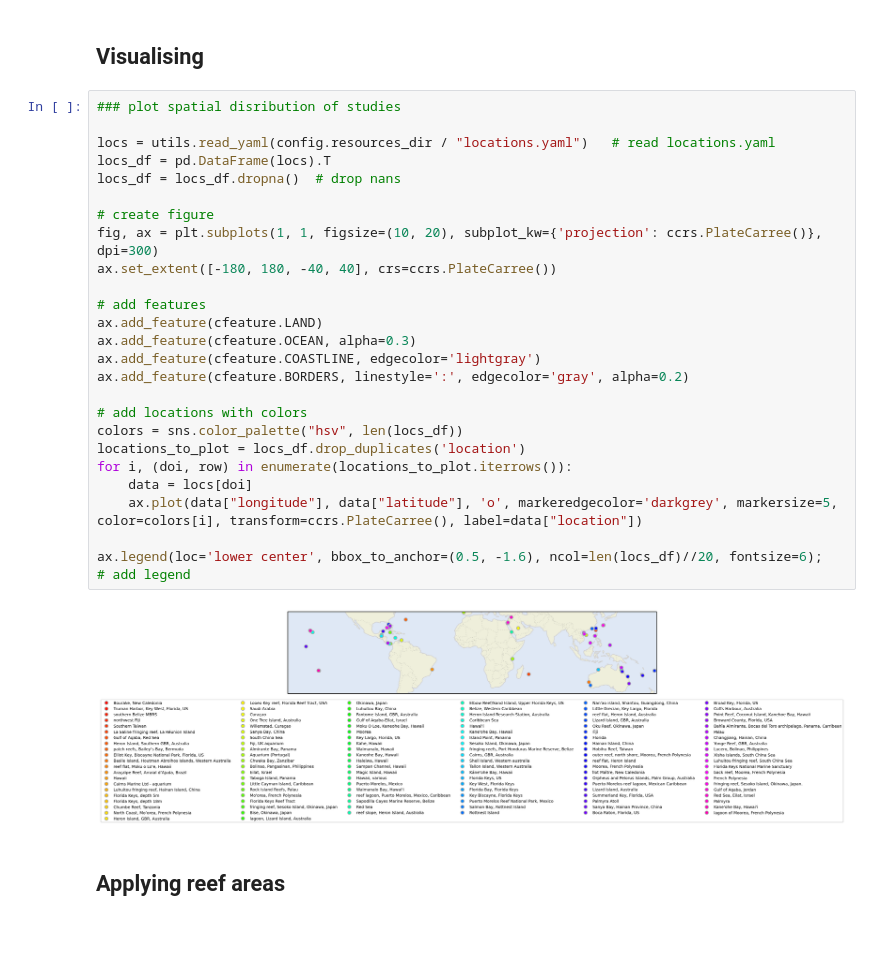
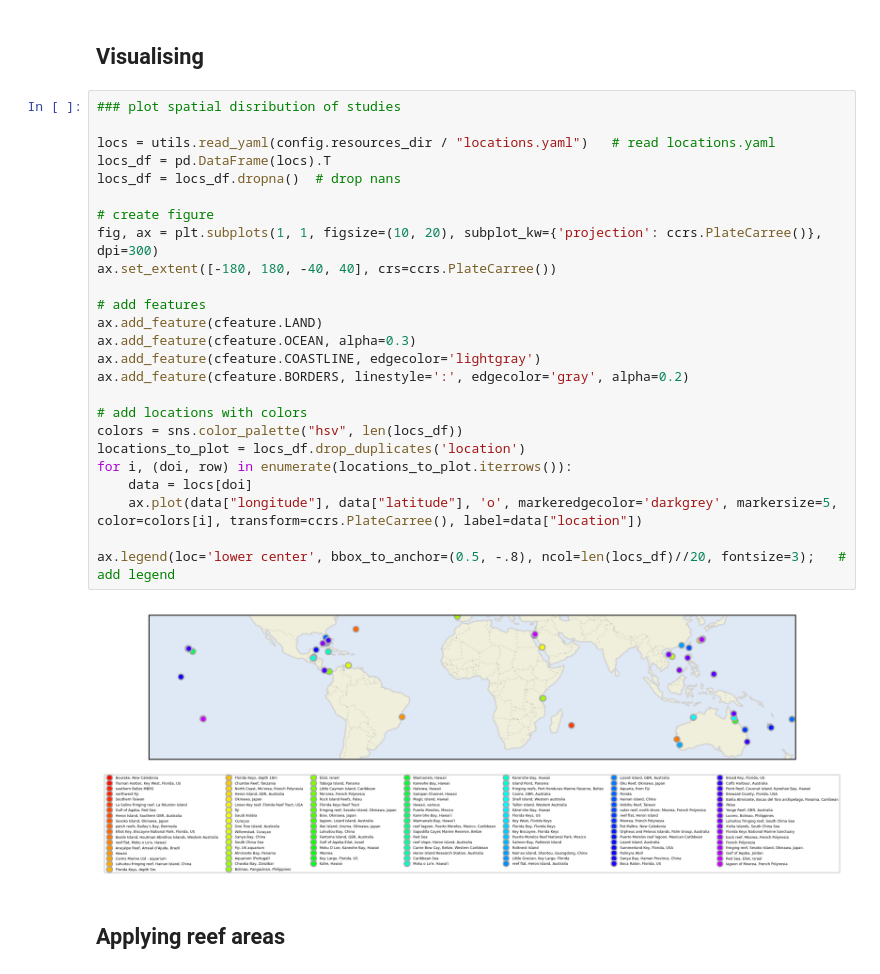
Before and after one commit to orlando-code/calc-rates, a Jupyter notebook: notebooks/locations.ipynb, the cells around one changed output. Drawn from its saved outputs; the diff is of its cells as text; blank space fills up the shorter version.

```diff
--- a/notebooks/locations.ipynb
+++ b/notebooks/locations.ipynb
@@ -204,30 +147,30 @@ Saved locations to /Users/rt582/Library/CloudStorage/OneDrive-UniversityofCambri
 # %%
 ### plot spatial disribution of studies
 
 locs = utils.read_yaml(config.resources_dir / "locations.yaml")   # read locations.yaml
 locs_df = pd.DataFrame(locs).T
 locs_df = locs_df.dropna()  # drop nans
 
 # create figure
 fig, ax = plt.subplots(1, 1, figsize=(10, 20), subplot_kw={'projection': ccrs.PlateCarree()}, dpi=300)
 ax.set_extent([-180, 180, -40, 40], crs=ccrs.PlateCarree())
 
 # add features
 ax.add_feature(cfeature.LAND)
 ax.add_feature(cfeature.OCEAN, alpha=0.3)
 ax.add_feature(cfeature.COASTLINE, edgecolor='lightgray')
 ax.add_feature(cfeature.BORDERS, linestyle=':', edgecolor='gray', alpha=0.2)
 
 # add locations with colors
 colors = sns.color_palette("hsv", len(locs_df))
 locations_to_plot = locs_df.drop_duplicates('location')
 for i, (doi, row) in enumerate(locations_to_plot.iterrows()):
     data = locs[doi]
     ax.plot(data["longitude"], data["latitude"], 'o', markeredgecolor='darkgrey', markersize=5, color=colors[i], transform=ccrs.PlateCarree(), label=data["location"])
 
-ax.legend(loc='lower center', bbox_to_anchor=(0.5, -1.6), ncol=len(locs_df)//20, fontsize=6);   # add legend
+ax.legend(loc='lower center', bbox_to_anchor=(0.5, -.8), ncol=len(locs_df)//20, fontsize=3);   # add legend
 # %% [output]
-[figure, old version]
+[figure, new version]
 # %% [markdown]
 ## Applying reef areas
 # %%
```
Also changed, not shown: parts of 16 cells of this notebook, 1 other file.
